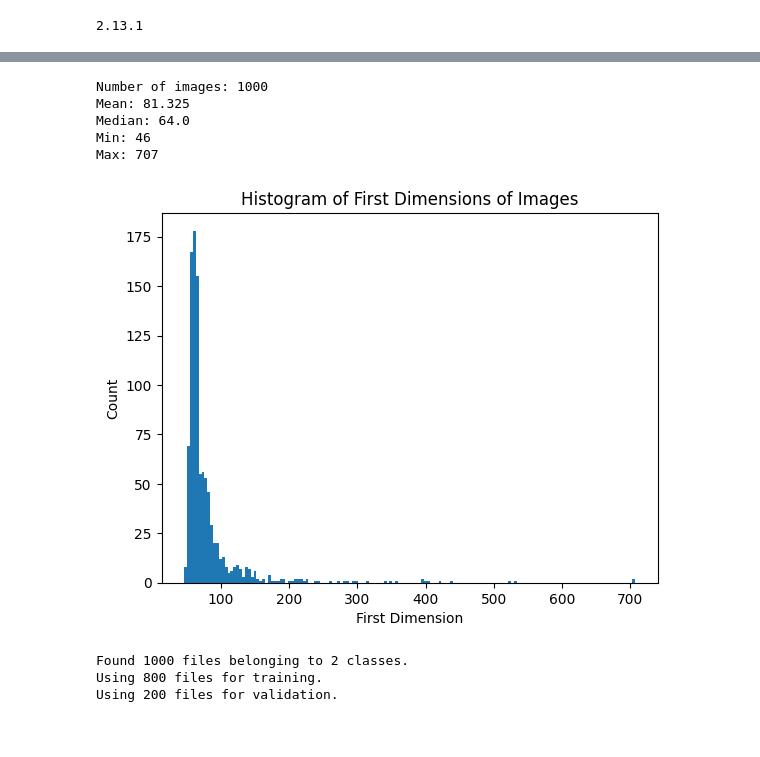
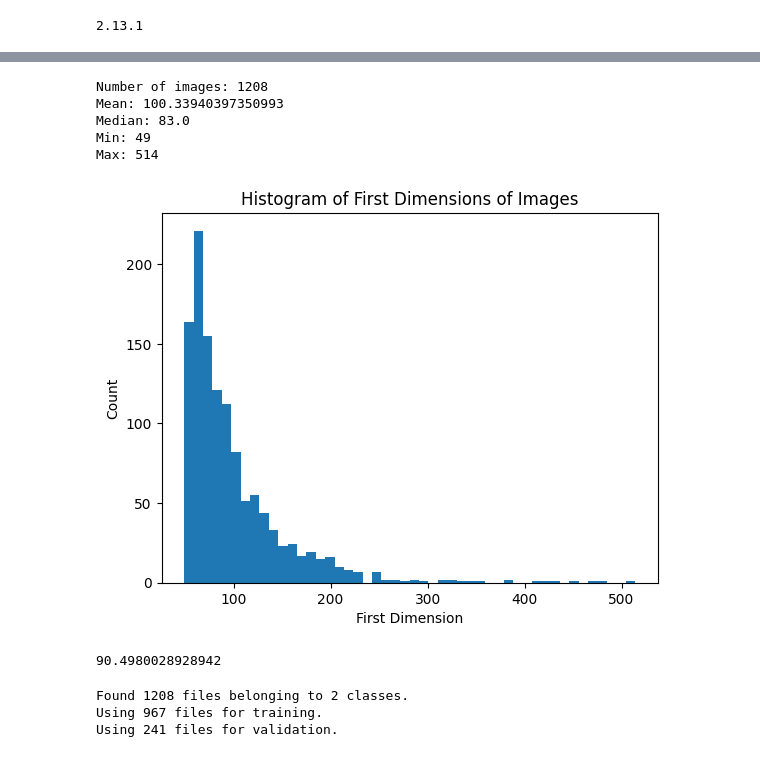
Before and after one commit to 9helix/GMNmeteorNet, a Jupyter notebook: data augmentation.ipynb, the cells around one changed output, grey strips where cells are left out. Drawn from its saved outputs; the diff is of its cells as text; code cells hidden in the pictures.

```diff
--- a/data augmentation.ipynb
+++ b/data augmentation.ipynb
@@ -11,22 +11,3 @@ from tensorflow.keras import layers
 print(tf.__version__)
 # %% [output]
 2.13.1
-# %%
-# Open an image file
-img = Image.open(
-    "/home/helix/mldataset/cropped/ConfirmedFiles/BE0001_20191109_163736_645878_detected/images/FF_BE0001_20191109_180114_106_0122624_2.png"
-)
-# Convert the image data to a numpy array
-img_array = np.array(img, dtype=np.float32)
-IMG_DIM = 64
-resize_and_rescale = tf.keras.Sequential(
-    [layers.Resizing(IMG_DIM, IMG_DIM), layers.Rescaling(1.0 / 255)]
-)
-# print(img_array.shape)
-# Display the image
-# img_array=np.expand_dims(img_array, axis=0)
-
-plt.imshow(img_array)
-plt.show()
-img_array = np.expand_dims(img_array, axis=-1)
-print("Min and max pixel values:", img_array.min(), img_array.max())
@@ -49,40 +15,46 @@ Min and max pixel values: 0.0 1.0
 dirs = [
     "/home/helix/mldataset/cropped/ConfirmedFiles",
     "/home/helix/mldataset/cropped/RejectedFiles",
 ]
 dimensions = []
 
 for i in dirs:
     for j in os.listdir(i):
+
         imgs = os.path.join(i, j, "images")
-
+        if not os.path.exists(imgs):
+            continue
         for img in os.listdir(imgs):
 
             img = os.path.join(imgs, img)
 
             img = Image.open(img)
             img_array = np.array(img)
             dimensions.append(img_array.shape[0])
             img_array = np.expand_dims(img_array, axis=-1)
 
 print("Number of images:", len(dimensions))
 print("Mean:", np.mean(dimensions))
+print("Geometric mean:",statistics.geometric_mean(dimensions))
 print("Median:", np.median(dimensions))
 print("Min:", np.min(dimensions))
 print("Max:", np.max(dimensions))
+
 plt.hist(dimensions, bins="auto")
 
 plt.xlabel("First Dimension")
 plt.ylabel("Count")
 plt.title("Histogram of First Dimensions of Images")
 plt.show()
+import statistics
 # %% [output]
-Number of images: 1000
-Mean: 81.325
-Median: 64.0
-Min: 46
-Max: 707
+Number of images: 1208
+Mean: 100.33940397350993
+Median: 83.0
+Min: 49
+Max: 514
-[figure, old version]
+[figure, new version]
+90.4980028928942
 # %%
 train_ds,val_ds = tf.keras.utils.image_dataset_from_directory(
     "/home/helix/mldataset/cropped",
@@ -92,12 +64,12 @@ train_ds,val_ds = tf.keras.utils.image_dataset_from_directory(
     validation_split=0.2,
     subset="both",
     seed=123,
-    image_size=(64, 64),
+    image_size=(90, 90),
 )
 # %% [output]
-Found 1000 files belonging to 2 classes.
-Using 800 files for training.
-Using 200 files for validation.
+Found 1208 files belonging to 2 classes.
+Using 967 files for training.
+Using 241 files for validation.
 # %%
 class_names = train_ds.class_names
 plt.figure(figsize=(10, 10))
```
Also changed, not shown: parts of 4 cells of this notebook, 1 other file.
